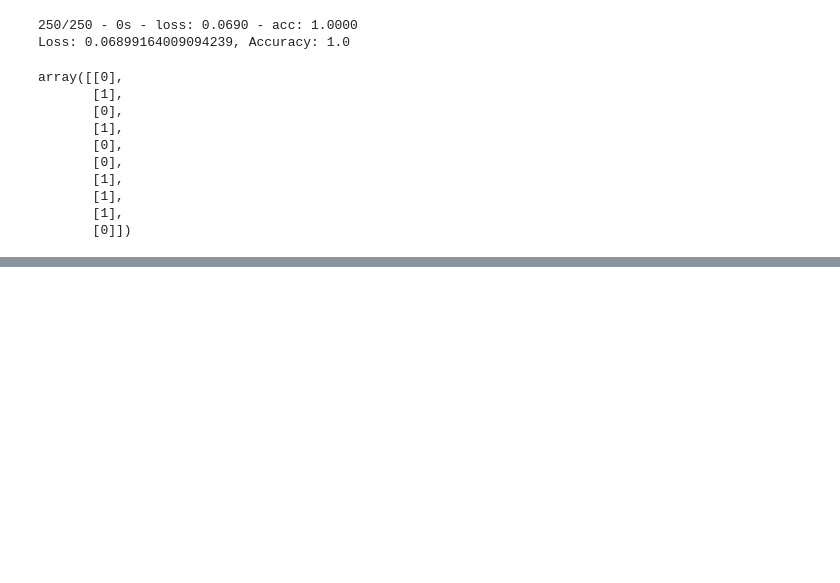
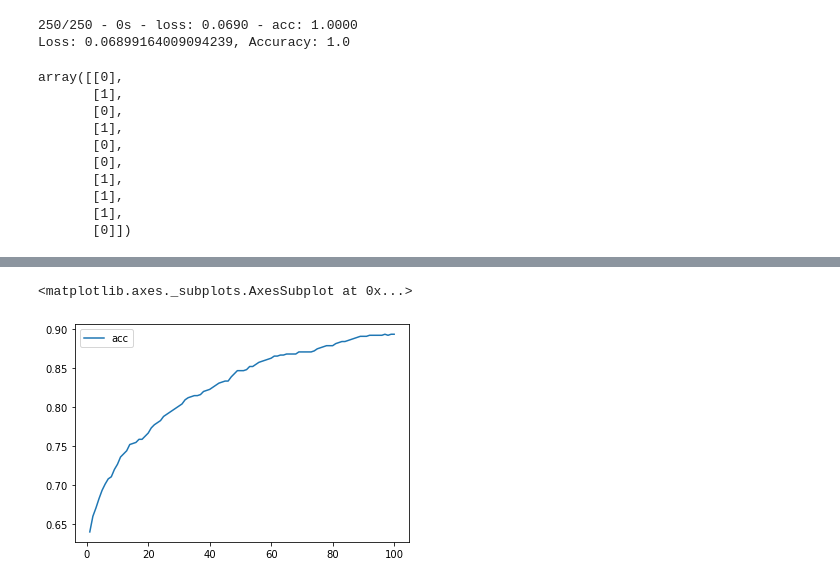
Before and after one commit to Govind-Patwal/My_Testing_Corner_at_GitHub, a Jupyter notebook: Test_Module19/Untitled1.ipynb, the cells around one changed output, grey strips where cells are left out. Cells and saved outputs as stored; diff of their text form; code cells hidden in the pictures; blank space fills up the shorter version.

```diff
--- a/Test_Module19/Untitled1.ipynb
+++ b/Test_Module19/Untitled1.ipynb
@@ -129,0 +195,6 @@ array([[0],
+# %%
+# Plot the loss
+history_df.plot(y="acc")
+# %% [output]
+<matplotlib.axes._subplots.AxesSubplot at 0x...>
+[figure, added]
```
Also changed, not shown: parts of 5 cells of this notebook, 1 other file.
